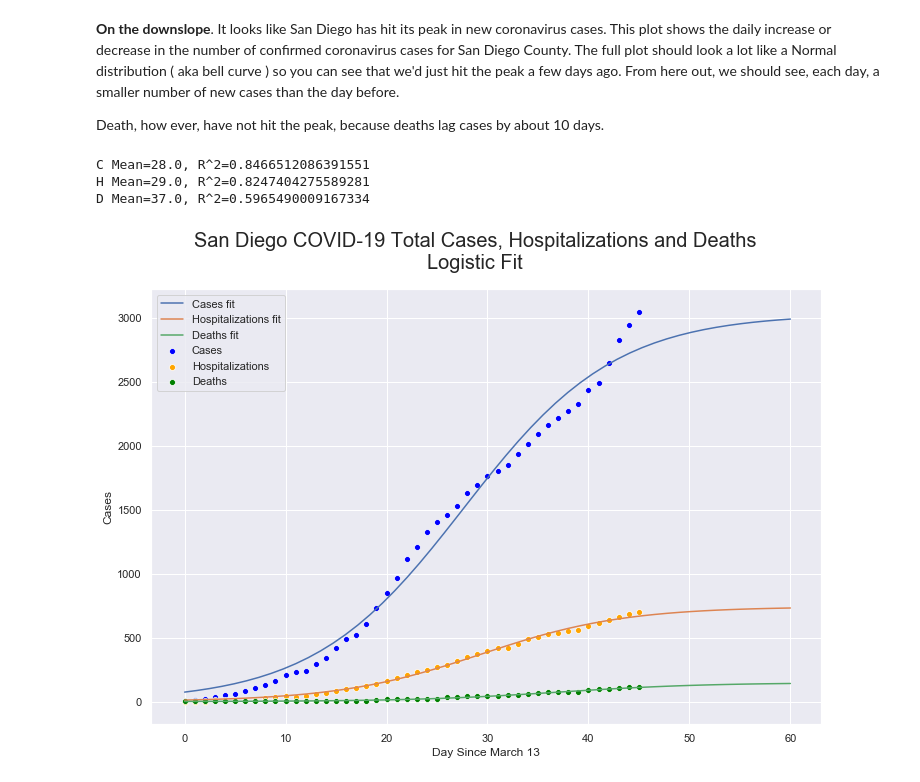
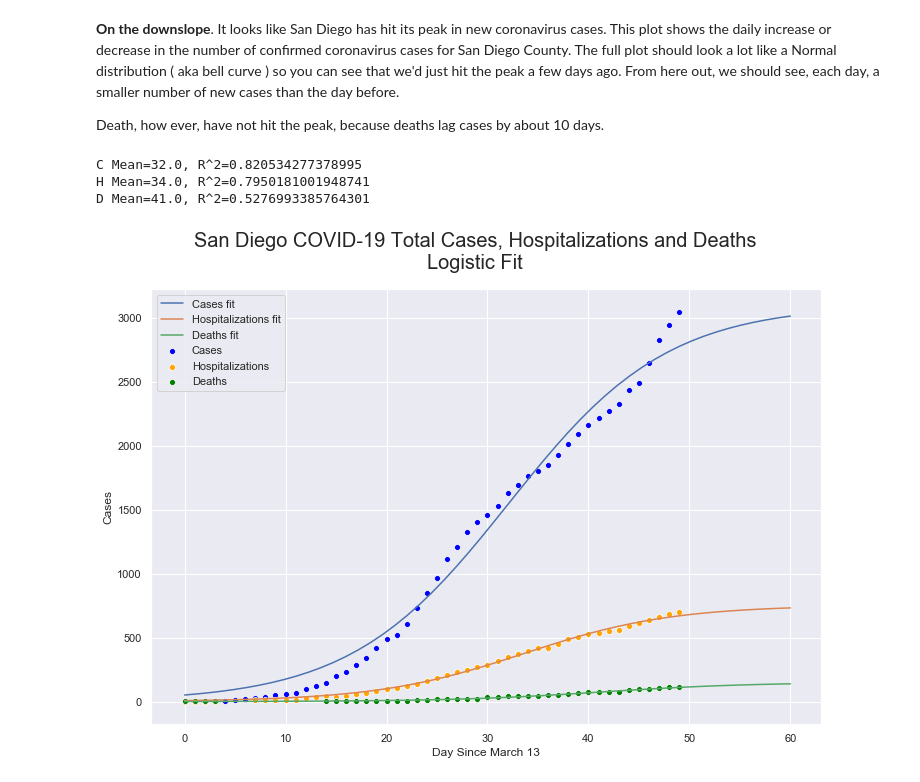
Before and after one commit to sandiegodata/covid19, a Jupyter notebook: Notebooks/San Diego.ipynb, the cells around one changed output. Saved outputs shown, nothing was run; the diff lists cells and outputs as text; code cells hidden in the pictures.

```diff
--- a/Notebooks/San Diego.ipynb
+++ b/Notebooks/San Diego.ipynb
@@ -62,7 +41,18 @@ im3fNd9yrfM1-0Ys/edit?usp=sharing), and this dataset extracts the Summary tab
+# %%
+import metapack as mp
+pkg = mp.open_package('http://library.metatab.org/sandiegocounty.gov-covid19-1.1.5.csv')
+
+# Create Dataframes
+covid_stats_df = pkg.resource('covid_stats').dataframe()
+covid_jurisdiction_df = pkg.resource('covid_jurisdiction').dataframe()
+covid_jurisdiction_geo_gdf = pkg.resource('covid_jurisdiction_geo').geoframe()
+covid_zip_df = pkg.resource('covid_zip').dataframe()
+covid_zip_geo_gdf = pkg.resource('covid_zip_geo').geoframe()
 # %%
-df = pkg.resource('sd_covid_cases').read_csv().fillna(0)
-df.drop(columns=['notes'], inplace=True)
+df = covid_stats_df[['date','tests','positives','hospitalized','icu','deaths']].sort_values('date')
+df['date'] = pd.to_datetime(df.date)
 
+df.columns = ['date', 'tests', 'cases', 'hosp','icu', 'deaths']
 df['date'] = pd.to_datetime(df.date)
 start_date = df.iloc[0].date
 start_cases = df.iloc[0].cases
@@ -73,20 +63,18 @@ df['cases_rate'] = df.cases.diff()/ df.cases.shift(1)
 df['cases_smooth'] = lowess(df.cases, df.day)[:,1]
 df['cases_smooth_rate'] = df.cases_smooth.diff()/df.cases_smooth.shift(1)
 
-
-df.rename(columns={'hospitalized': 'hosp'}, inplace=True)
 df['new_hosp'] = df.hosp.diff()
 df['hosp_rate'] = df.hosp.diff()/ df.hosp.shift(1)
-df['hosp_smooth'] = lowess(df.hosp, df.day)[:,1]
+df['hosp_smooth'] = lowess(df.hosp.fillna(0), df.day)[:,1]
 df['hosp_smooth_rate'] = df.hosp.diff()/df.hosp_smooth.shift(1)
 
 df['new_deaths'] = df.deaths.diff()
 df['deaths_rate'] = df.deaths.diff()/ df.deaths.shift(1)
-df['deaths_smooth'] = lowess(df.deaths, df.day)[:,1]
+df['deaths_smooth'] = lowess(df.deaths.fillna(0), df.day)[:,1]
 df['deaths_smooth_rate'] = df.deaths_smooth.diff()/df.deaths_smooth.shift(1)
 
 #df['double_days'] = np.log(2)/np.log(1+df.cases_smooth_rate)
 
 
-df.head().T
+df.tail()
 # %% [output]
@@ -207,40 +184,40 @@ Death, how ever, have not hit the peak, because deaths lag cases by about 10 day
 
 def tc_plot(ax, fit_func):
 
-    t = df.dropna(subset=['day','cases','hosp']).copy()
+    t = df.dropna(subset=['day','cases','hosp', 'deaths']).copy()
 
     x = np.linspace(0,60)
 
     popt, pcov = curve_fit(fit_func, t.day, t.cases, p0=fit_func.popt, absolute_sigma = True)
     fitted = fit_func(x, *popt)
     sns.lineplot(x, fitted, label='Cases fit')
     sns.scatterplot(df.day, df.cases, ax=ax, color='blue', label='Cases')
     print(f"C Mean={round(popt[0])}, R^2={r2_score(df.cases, fitted[:len(df.cases)])}")
 
     popt, pcov = curve_fit(fit_func, t.day, t.hosp,popt, absolute_sigma = True)
     fitted = fit_func(x, *popt)
     sns.lineplot(x, fitted, label='Hospitalizations fit')
     sns.scatterplot(df.day, df.hosp,  ax=ax, color='orange', label='Hospitalizations')
-    print(f"H Mean={round(popt[0])}, R^2={r2_score(df.hosp, fitted[:len(df.hosp)])}")
+    print(f"H Mean={round(popt[0])}, R^2={r2_score(df.hosp.fillna(0), fitted[:len(df.hosp)])}")
 
     popt, pcov = curve_fit(fit_func, t.day, t.deaths,popt, absolute_sigma = True)
     fitted = fit_func(x, *popt)
     sns.lineplot(x, fitted, label='Deaths fit')
     #sns.lineplot(x=df.day, y=df.deaths_smooth, ax=ax, label='Deaths')
     sns.scatterplot(t.day, t.deaths+1, ax=ax, color='green', label='Deaths')
-    print(f"D Mean={round(popt[0])}, R^2={r2_score(df.deaths, fitted[:len(df.deaths)])}")
+    print(f"D Mean={round(popt[0])}, R^2={r2_score(df.deaths.fillna(0), fitted[:len(df.deaths)])}")
 
 
 fig, ax = plt.subplots(figsize=(12,8))
 tc_plot(ax, func_logistic)
 ax.set_ylabel('Cases')
 ax.set_xlabel('Day Since March 13')
 fig.suptitle("San Diego COVID-19 Total Cases, Hospitalizations and Deaths\nLogistic Fit", fontsize=20);
 # %% [output]
-C Mean=28.0, R^2=0.8466512086391551
-H Mean=29.0, R^2=0.8247404275589281
-D Mean=37.0, R^2=0.5965490009167334
+C Mean=32.0, R^2=0.820534277378995
+H Mean=34.0, R^2=0.7950181001948741
+D Mean=41.0, R^2=0.5276993385764301
-[figure, old version]
+[figure, new version]
 # %%
 fig, ax = plt.subplots(figsize=(12,8))
 
```
Also changed, not shown: parts of 12 cells of this notebook, 3 other files.
